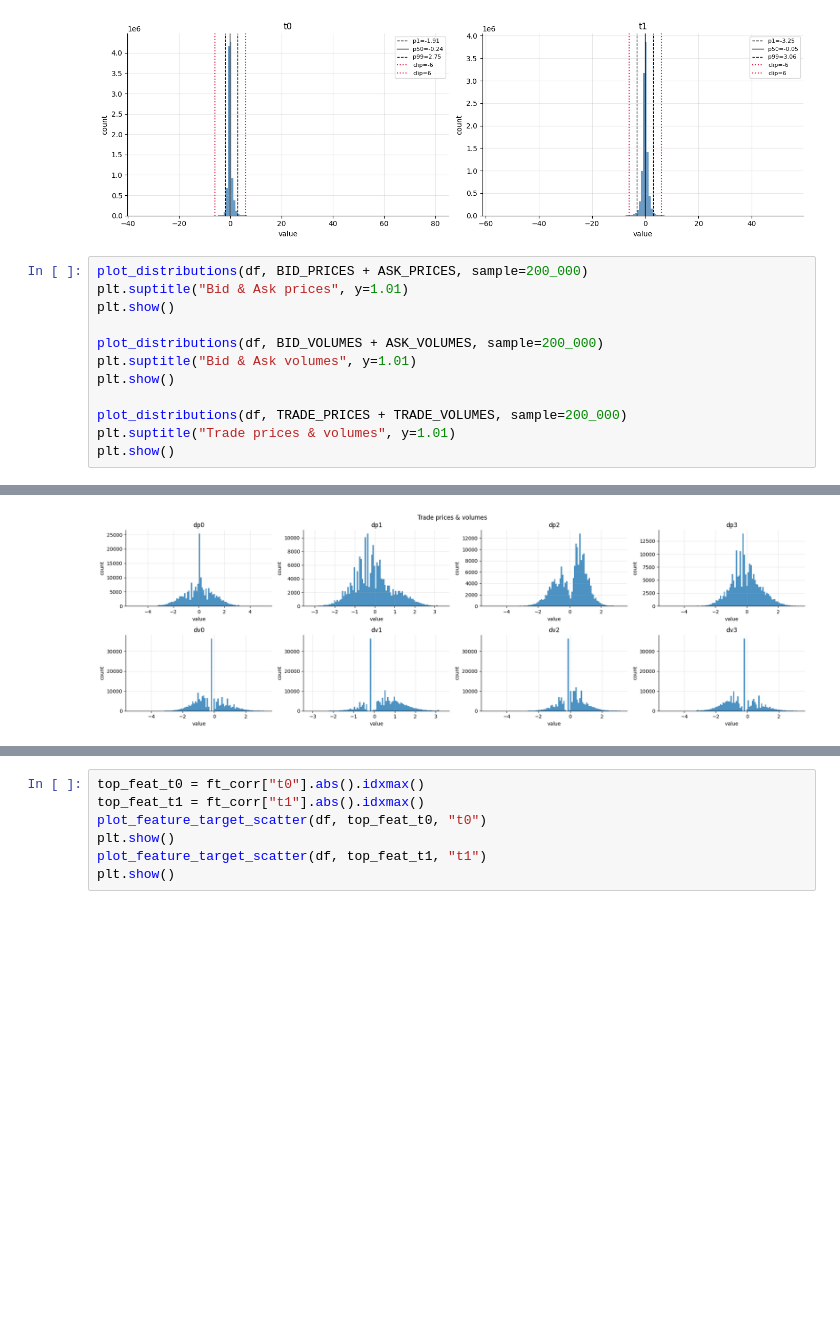
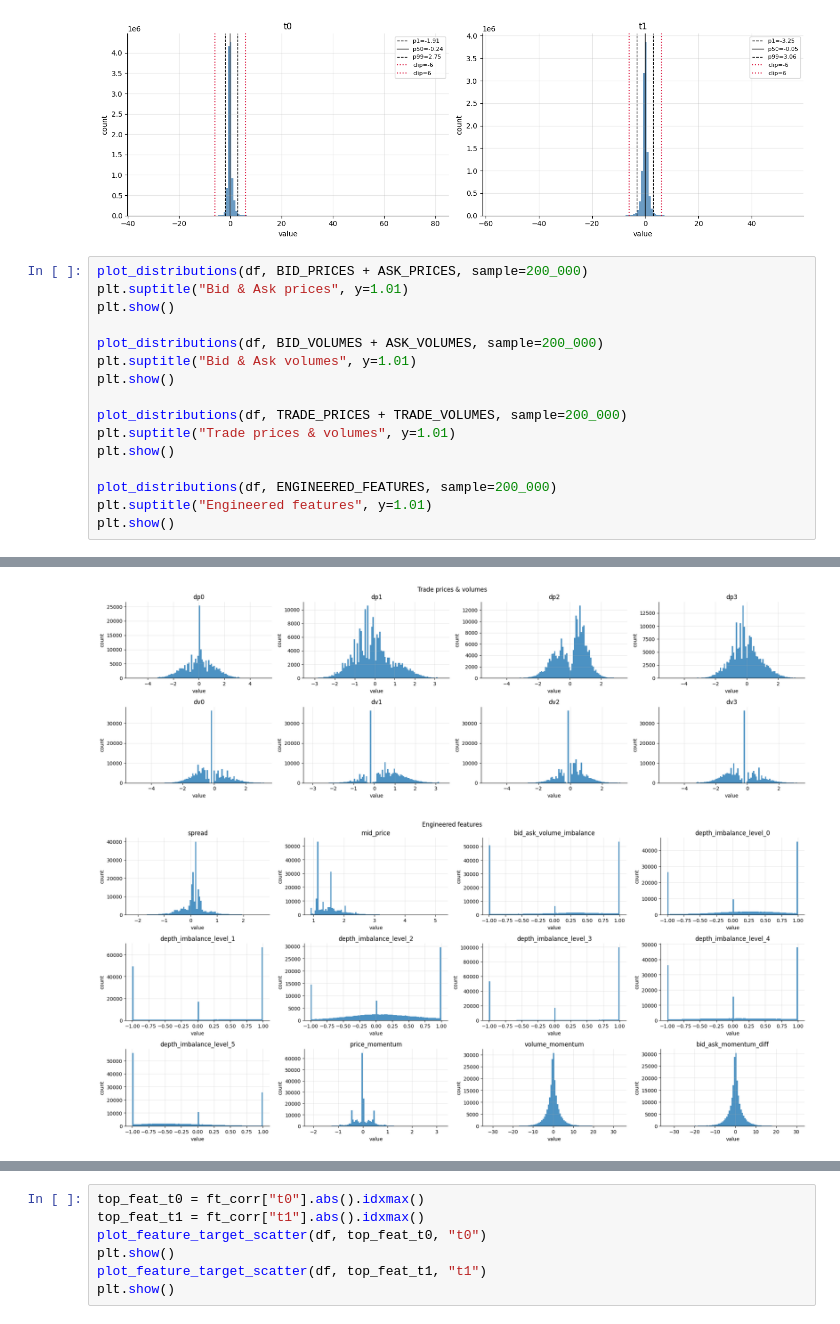
Before and after one commit to Mariogarber/lob-forecasting, a Jupyter notebook: exploration/profiling.ipynb, the cells around one changed output, grey strips where cells are left out. Saved outputs shown, nothing was run; the diff lists cells and outputs as text; blank space fills up the shorter version.

```diff
--- a/exploration/profiling.ipynb
+++ b/exploration/profiling.ipynb
@@ -81,17 +88,22 @@ plt.show()
 # %%
 plot_distributions(df, BID_PRICES + ASK_PRICES, sample=200_000)
 plt.suptitle("Bid & Ask prices", y=1.01)
 plt.show()
 
 plot_distributions(df, BID_VOLUMES + ASK_VOLUMES, sample=200_000)
 plt.suptitle("Bid & Ask volumes", y=1.01)
 plt.show()
 
 plot_distributions(df, TRADE_PRICES + TRADE_VOLUMES, sample=200_000)
 plt.suptitle("Trade prices & volumes", y=1.01)
 plt.show()
+
+plot_distributions(df, ENGINEERED_FEATURES, sample=200_000)
+plt.suptitle("Engineered features", y=1.01)
+plt.show()
 # %% [output]
 [figure]
 [figure]
 [figure]
+[figure, added]
 # %%
```
Also changed, not shown: parts of 6 cells of this notebook.
